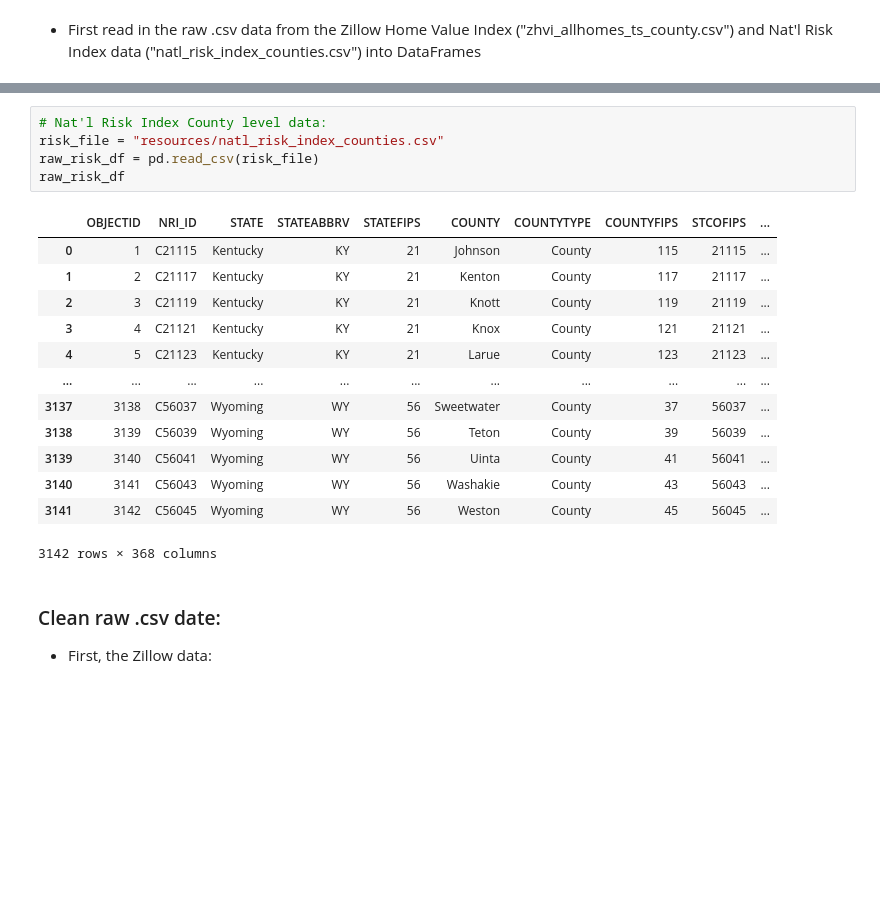
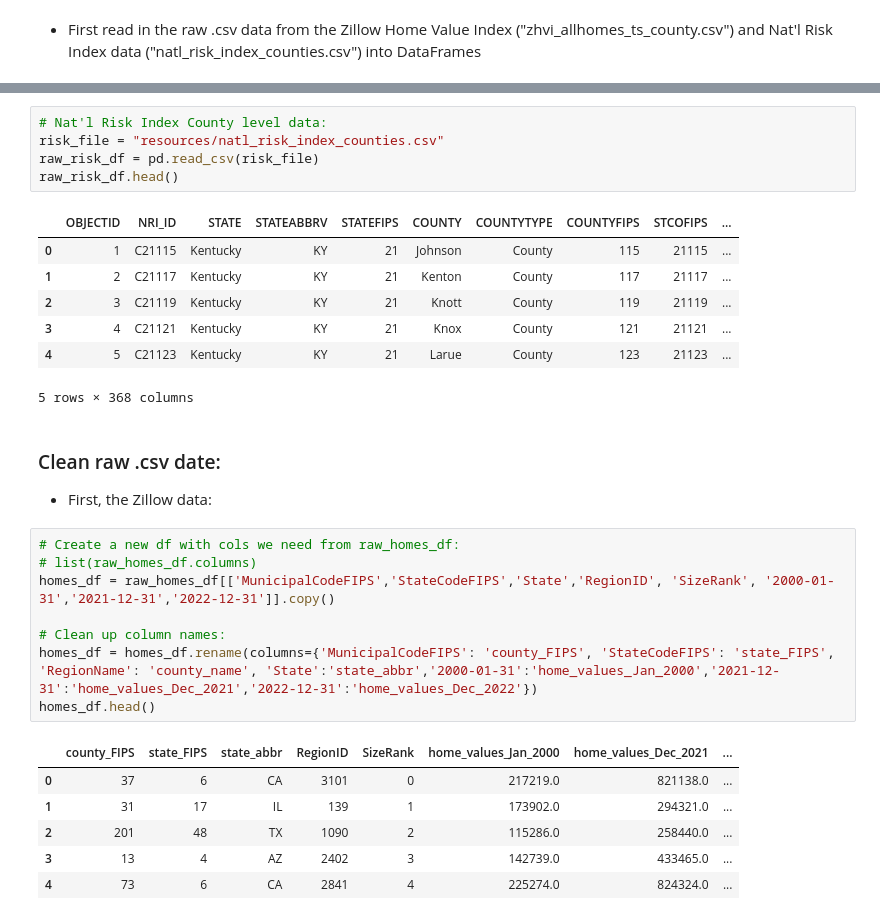
Before and after one commit to zwcrowley/Project_3_Team_7, a Jupyter notebook: data_cleaning_zc.ipynb, the cells around one changed output, grey strips where cells are left out. Cells and saved outputs as stored; diff of their text form; blank space fills up the shorter version.

Commit message:
risk and home dfs cleaned and merged

```diff
--- a/data_cleaning_zc.ipynb
+++ b/data_cleaning_zc.ipynb
@@ -36,22 +30,31 @@ raw_homes_df
 # %%
 # Nat'l Risk Index County level data:
 risk_file = "resources/natl_risk_index_counties.csv"
 raw_risk_df = pd.read_csv(risk_file)
-raw_risk_df
+raw_risk_df.head()
 # %% [output]
 |  | OBJECTID | NRI_ID | STATE | STATEABBRV | STATEFIPS | COUNTY | COUNTYTYPE | COUNTYFIPS | STCOFIPS | ... |
 | 0 | 1 | C21115 | Kentucky | KY | 21 | Johnson | County | 115 | 21115 | ... |
 | 1 | 2 | C21117 | Kentucky | KY | 21 | Kenton | County | 117 | 21117 | ... |
 | 2 | 3 | C21119 | Kentucky | KY | 21 | Knott | County | 119 | 21119 | ... |
 | 3 | 4 | C21121 | Kentucky | KY | 21 | Knox | County | 121 | 21121 | ... |
 | 4 | 5 | C21123 | Kentucky | KY | 21 | Larue | County | 123 | 21123 | ... |
-| ... | ... | ... | ... | ... | ... | ... | ... | ... | ... | ... |
-| 3137 | 3138 | C56037 | Wyoming | WY | 56 | Sweetwater | County | 37 | 56037 | ... |
-| 3138 | 3139 | C56039 | Wyoming | WY | 56 | Teton | County | 39 | 56039 | ... |
-| 3139 | 3140 | C56041 | Wyoming | WY | 56 | Uinta | County | 41 | 56041 | ... |
-| 3140 | 3141 | C56043 | Wyoming | WY | 56 | Washakie | County | 43 | 56043 | ... |
-| 3141 | 3142 | C56045 | Wyoming | WY | 56 | Weston | County | 45 | 56045 | ... |
-3142 rows × 368 columns
+5 rows × 368 columns
 # %% [markdown]
 ### Clean raw .csv date:
 - First, the Zillow data:
+# %%
+# Create a new df with cols we need from raw_homes_df:
+# list(raw_homes_df.columns)
+homes_df = raw_homes_df[['MunicipalCodeFIPS','StateCodeFIPS','State','RegionID', 'SizeRank', '2000-01-31','2021-12-31','2022-12-31']].copy()
+
+# Clean up column names:
+homes_df = homes_df.rename(columns={'MunicipalCodeFIPS': 'county_FIPS', 'StateCodeFIPS': 'state_FIPS', 'RegionName': 'county_name', 'State':'state_abbr','2000-01-31':'home_values_Jan_2000','2021-12-31':'home_values_Dec_2021','2022-12-31':'home_values_Dec_2022'})
+homes_df.head()
+# %% [output]
+|  | county_FIPS | state_FIPS | state_abbr | RegionID | SizeRank | home_values_Jan_2000 | home_values_Dec_2021 | ... |
+| 0 | 37 | 6 | CA | 3101 | 0 | 217219.0 | 821138.0 | ... |
+| 1 | 31 | 17 | IL | 139 | 1 | 173902.0 | 294321.0 | ... |
+| 2 | 201 | 48 | TX | 1090 | 2 | 115286.0 | 258440.0 | ... |
+| 3 | 13 | 4 | AZ | 2402 | 3 | 142739.0 | 433465.0 | ... |
+| 4 | 73 | 6 | CA | 2841 | 4 | 225274.0 | 824324.0 | ... |
```
Also changed, not shown: parts of 7 cells of this notebook, 2 other files.
